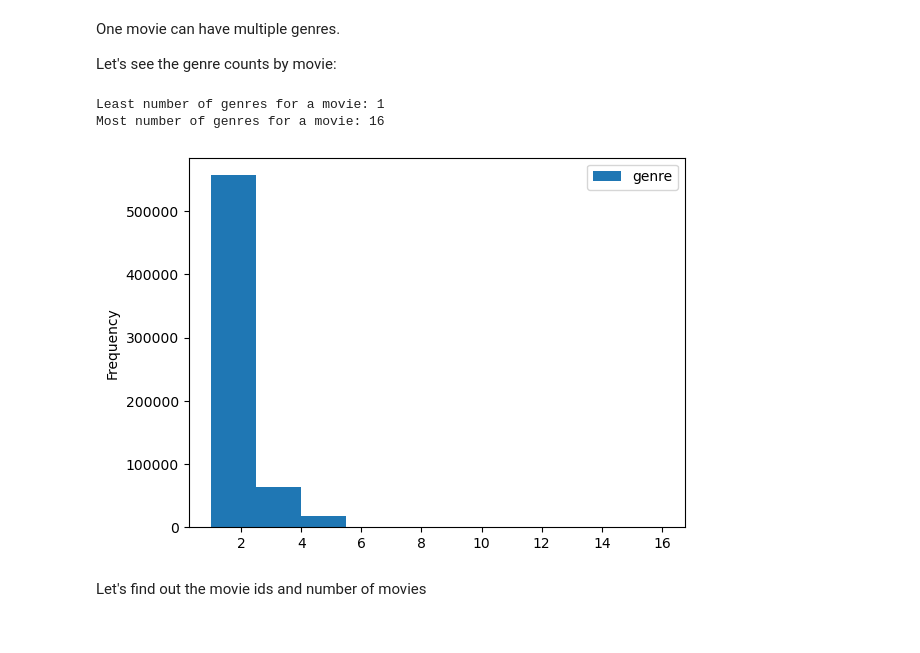
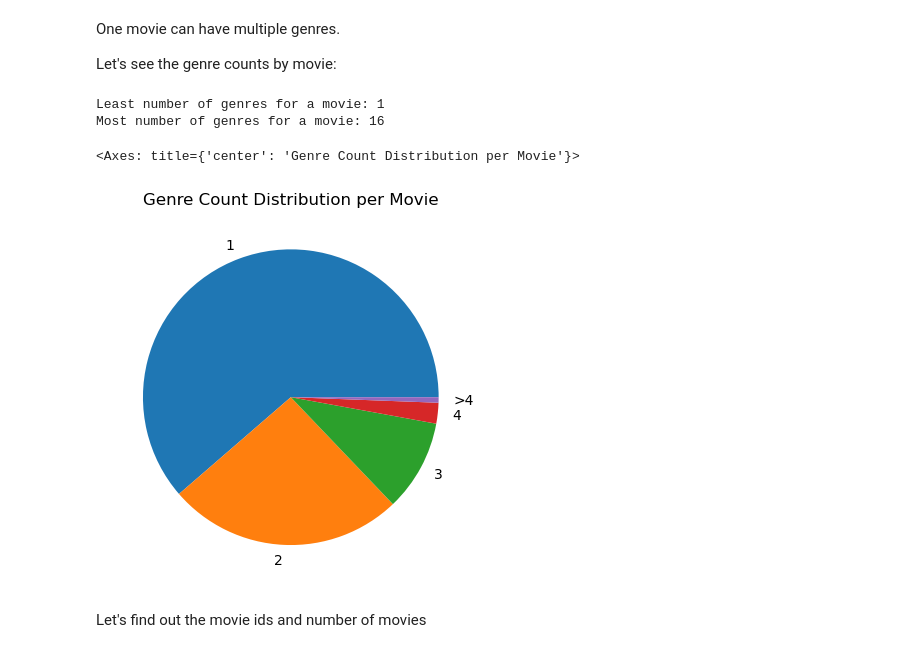
Before and after one commit to BorisLeung/STAT4012, a Jupyter notebook: eda.ipynb, the cells around one changed output. Cells and saved outputs as stored; diff of their text form; code cells hidden in the pictures.

Commit message:
Update some graphs

```diff
--- a/eda.ipynb
+++ b/eda.ipynb
@@ -78,14 +102,28 @@ One movie can have multiple genres.
 
 Let's see the genre counts by movie:
 # %%
-genre_counts = genres.groupby("id").count().sort_values("genre", ascending=False)
-genre_counts.plot(kind="hist")
+genre_counts = (
+    genres.groupby(ID, as_index=False).count().sort_values(by=GENRE, ascending=False)
+)
 print(f"Least number of genres for a movie: {genre_counts['genre'].min()}")
 print(f"Most number of genres for a movie: {genre_counts['genre'].max()}")
+
+genre_counts_count = genre_counts.groupby(GENRE).count()
+COUNT_GROUP = "count_group"
+genre_counts_count[COUNT_GROUP] = genre_counts_count.index
+genre_counts_count.loc[genre_counts_count.index >= 5, COUNT_GROUP] = ">4"
+genre_counts_count.groupby(COUNT_GROUP).sum().plot(
+    kind="pie",
+    y=ID,
+    legend=False,
+    ylabel="",
+    title="Genre Count Distribution per Movie",
+)
 # %% [output]
 Least number of genres for a movie: 1
 Most number of genres for a movie: 16
+<Axes: title={'center': 'Genre Count Distribution per Movie'}>
-[figure, old version]
+[figure, new version]
 # %% [markdown]
 Let's find out the movie ids and number of movies
 # %%
```
Also changed, not shown: parts of 7 cells of this notebook, 3 other files.
